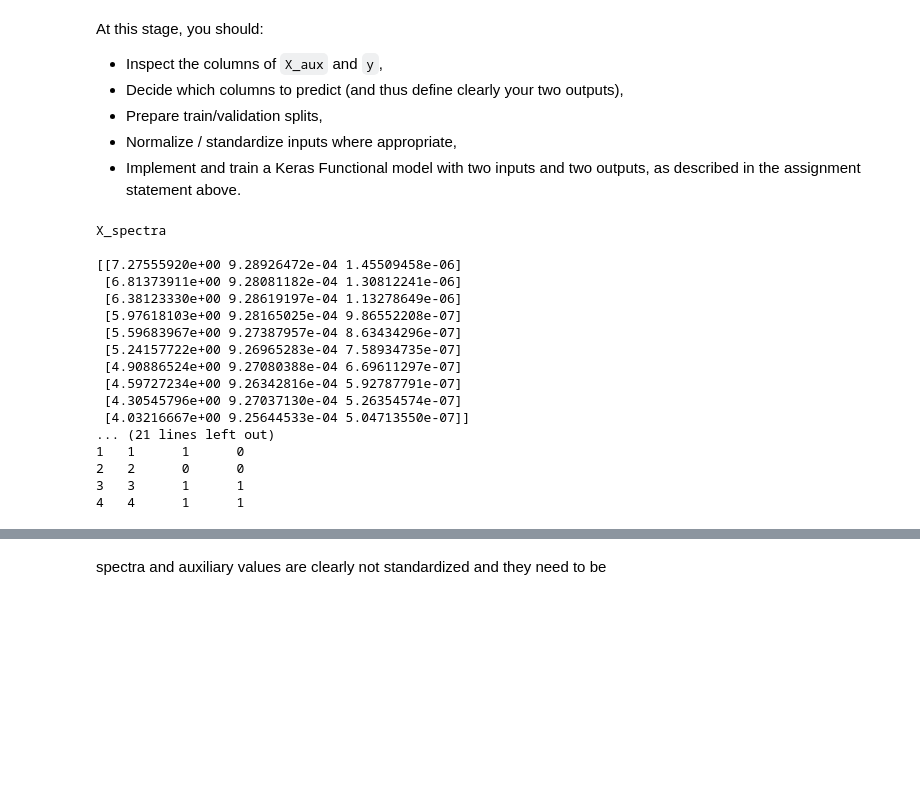
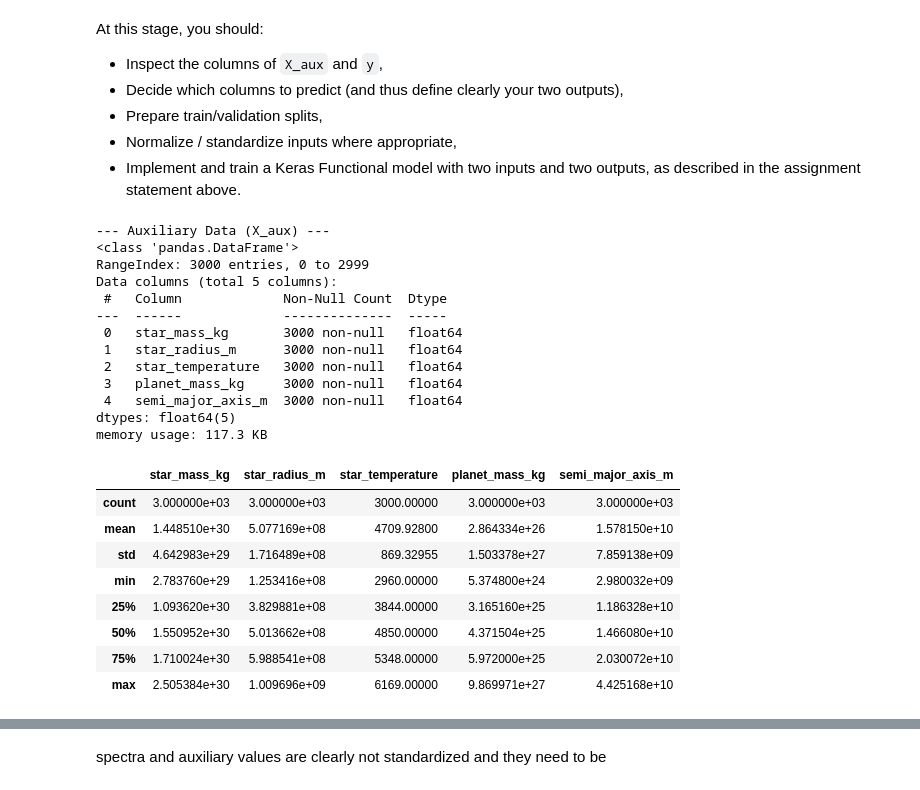
Before and after one commit to Loicmasioni/Deeplearningassignment, a Jupyter notebook: Deep_learning_group_project_26.ipynb, the cells around one changed output, grey strips where cells are left out. Saved outputs shown, nothing was run; the diff lists cells and outputs as text; code cells hidden in the pictures; blank space fills up the shorter version.

```diff
--- a/Deep_learning_group_project_26.ipynb
+++ b/Deep_learning_group_project_26.ipynb
@@ -102,30 +102,29 @@ from keras import layers, ops
 # %%
-print("X_spectra")
-print()
-print(X_spectra[1,:10,:])
-print()
-print("X_aux")
-print()
-print(X_aux.head(5))
-print()
-print("y")
-print()
-print(y.head(5))
+print("--- Auxiliary Data (X_aux) ---")
+X_aux.info()
 # %% [output]
-X_spectra
-
-[[7.27555920e+00 9.28926472e-04 1.45509458e-06]
- [6.81373911e+00 9.28081182e-04 1.30812241e-06]
- [6.38123330e+00 9.28619197e-04 1.13278649e-06]
- [5.97618103e+00 9.28165025e-04 9.86552208e-07]
- [5.59683967e+00 9.27387957e-04 8.63434296e-07]
- [5.24157722e+00 9.26965283e-04 7.58934735e-07]
- [4.90886524e+00 9.27080388e-04 6.69611297e-07]
- [4.59727234e+00 9.26342816e-04 5.92787791e-07]
- [4.30545796e+00 9.27037130e-04 5.26354574e-07]
- [4.03216667e+00 9.25644533e-04 5.04713550e-07]]
-... (21 lines left out)
-1   1      1      0
-2   2      0      0
-3   3      1      1
-4   4      1      1
+--- Auxiliary Data (X_aux) ---
+<class 'pandas.DataFrame'>
+RangeIndex: 3000 entries, 0 to 2999
+Data columns (total 5 columns):
+ #   Column             Non-Null Count  Dtype
+---  ------             --------------  -----
+ 0   star_mass_kg       3000 non-null   float64
+ 1   star_radius_m      3000 non-null   float64
+ 2   star_temperature   3000 non-null   float64
+ 3   planet_mass_kg     3000 non-null   float64
+ 4   semi_major_axis_m  3000 non-null   float64
+dtypes: float64(5)
+memory usage: 117.3 KB
+# %%
+display(X_aux.describe())
+# %% [output]
+|  | star_mass_kg | star_radius_m | star_temperature | planet_mass_kg | semi_major_axis_m |
+| count | 3.000000e+03 | 3.000000e+03 | 3000.00000 | 3.000000e+03 | 3.000000e+03 |
+| mean | 1.448510e+30 | 5.077169e+08 | 4709.92800 | 2.864334e+26 | 1.578150e+10 |
+| std | 4.642983e+29 | 1.716489e+08 | 869.32955 | 1.503378e+27 | 7.859138e+09 |
+| min | 2.783760e+29 | 1.253416e+08 | 2960.00000 | 5.374800e+24 | 2.980032e+09 |
+| 25% | 1.093620e+30 | 3.829881e+08 | 3844.00000 | 3.165160e+25 | 1.186328e+10 |
+| 50% | 1.550952e+30 | 5.013662e+08 | 4850.00000 | 4.371504e+25 | 1.466080e+10 |
+| 75% | 1.710024e+30 | 5.988541e+08 | 5348.00000 | 5.972000e+25 | 2.030072e+10 |
+| max | 2.505384e+30 | 1.009696e+09 | 6169.00000 | 9.869971e+27 | 4.425168e+10 |
```
Also changed, not shown: parts of 26 cells of this notebook.
